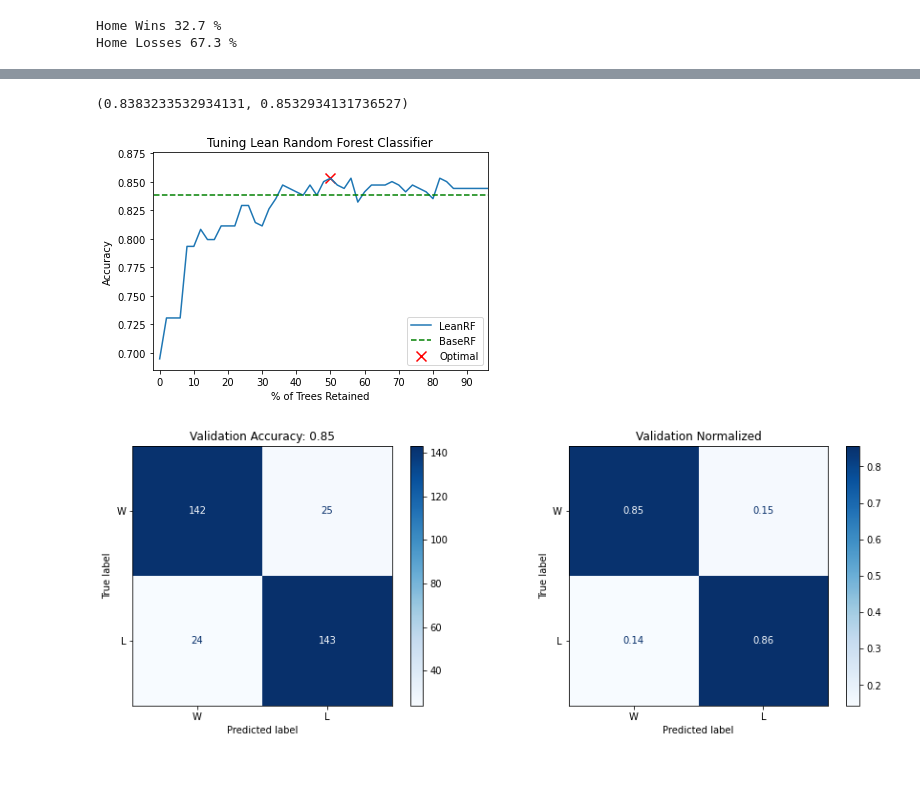
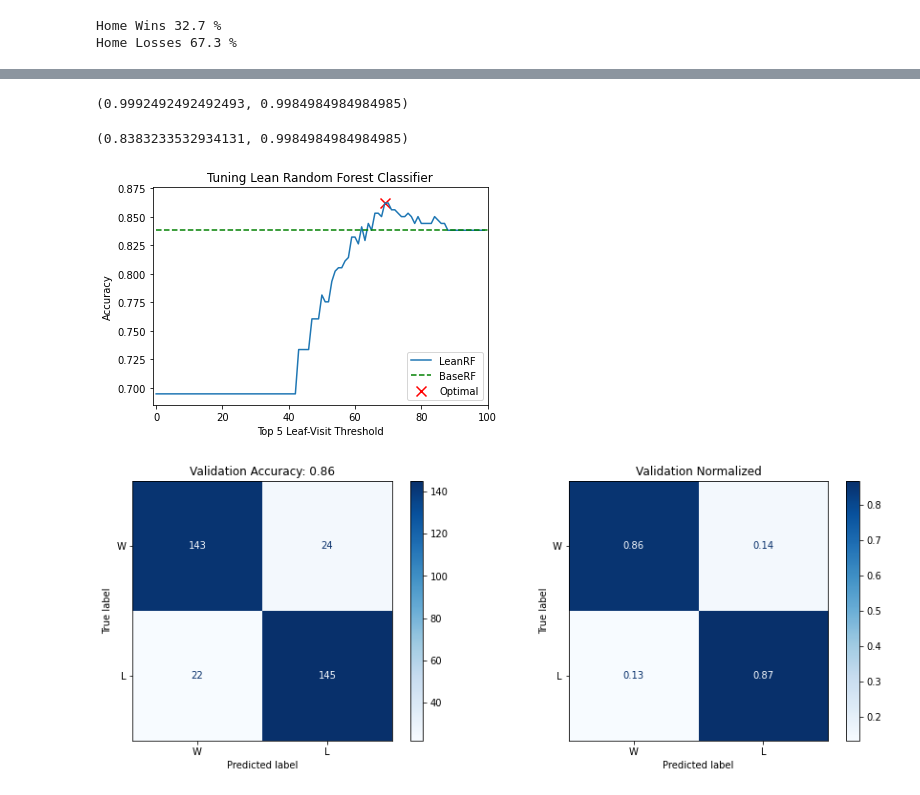
Before and after one commit to kcelebi/euro-football-officials-ML, a Jupyter notebook: pysrc/RF_final.ipynb, the cells around one changed output, grey strips where cells are left out. Cells and saved outputs as stored; diff of their text form; code cells hidden in the pictures.

Commit message:
results for lean classifier

```diff
--- a/pysrc/RF_final.ipynb
+++ b/pysrc/RF_final.ipynb
@@ -306,10 +302,6 @@ X_test.shape
 # %%
 #leaves
-def leaf_pct(estim):
-    return np.sum(sorted(np.round(np.unique(clf['rf'].estimators_[estim].apply(X_test), return_counts = True)[1]/X_test.shape[0]*100,2))[::-1][:5])
+def leaf_pct(estim, threshold):
+    return np.sum(sorted(np.round(np.unique(clf['rf'].estimators_[estim].apply(X_test), return_counts = True)[1]/X_test.shape[0]*100,2))[::-1][:threshold])
 # %%
-pct = [leaf_pct(x) for x in range(len(clf['rf'].estimators_))]
-plt.scatter(n_count, pct, s = 10)
-plt.plot([650, 820], [60, 60])
-plt.xlim([650,820])
-plt.show()
+pct = [leaf_pct(x, 2) for x in range(len(clf['rf'].estimators_))]
@@ -336,6 +340,2 @@ def LeanClassifier(X, y = None, scale = True, threshold = 50):
-# %%
-clf.score(X_test, y_test), LeanClassifier(X_test, y_test, threshold = np.argmax(tune))
-# %% [output]
-(0.8383233532934131, 0.8532934131736527)
 # %%
 tune = [LeanClassifier(X_test, y_test, threshold = x) for x in tqdm(range(100))]
@@ -342,15 +344,22 @@ tune = [LeanClassifier(X_test, y_test, threshold = x) for x in tqdm(range(100))]
+# %%
+clf.score(X_train, y_train), lean_clf.score(X_train, y_train)
+# %% [output]
+(0.9992492492492493, 0.9984984984984985)
+# %%
+clf.score(X_test, y_test), lean_clf.score(X_train, y_train)
+# %% [output]
+(0.8383233532934131, 0.9984984984984985)
 # %%
-plt.plot(ttune[::-1])
-plt.xticks(range(0, len(ttune)+5, 5), range(0, 110, 10))
-plt.plot([-2, 59],[0.838323, 0.838323], 'g--')
-plt.scatter(np.argmax(tune[::-1])/2-1/2, np.max(tune), marker = 'x', color = 'r', s = 100)
+plt.plot(tune[::-1])
+plt.plot([0, 100],[0.838323, 0.838323], 'g--')
+plt.scatter(np.argmax(tune[::-1]), np.max(tune), marker = 'x', color = 'r', s = 100)
 plt.title('Tuning Lean Random Forest Classifier')
-plt.xlabel('% of Trees Retained')
+plt.xlabel('Top 5 Leaf-Visit Threshold')
 plt.ylabel('Accuracy')
 plt.legend(labels = ['LeanRF', 'BaseRF', 'Optimal'])
 plt.ylim([0.685, 0.876])
-plt.xlim([-1, 48])
+plt.xlim([-1,100])
 plt.show()
 # %% [output]
-[figure, old version]
+[figure, new version]
 # %%
```
Also changed, not shown: parts of 5 cells of this notebook, 1 other file.
